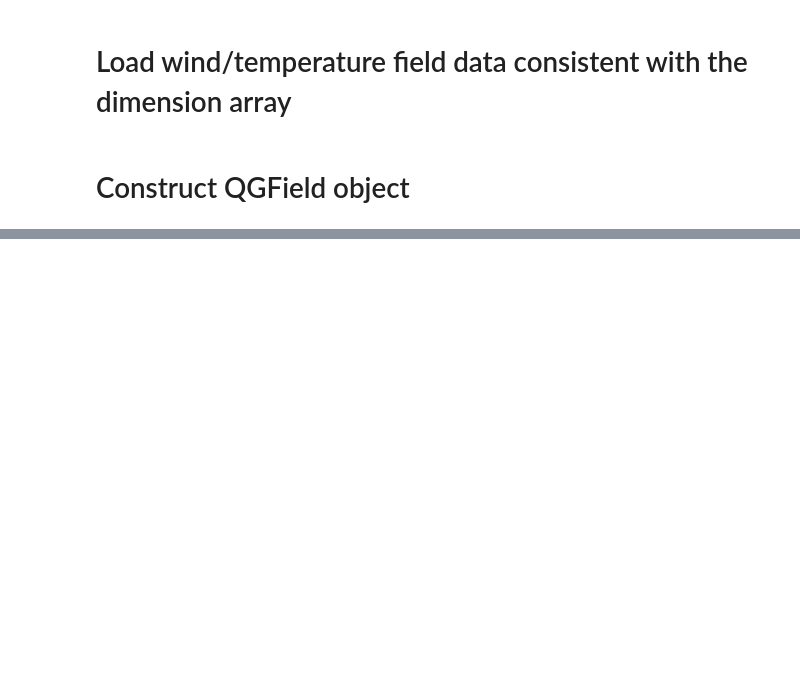
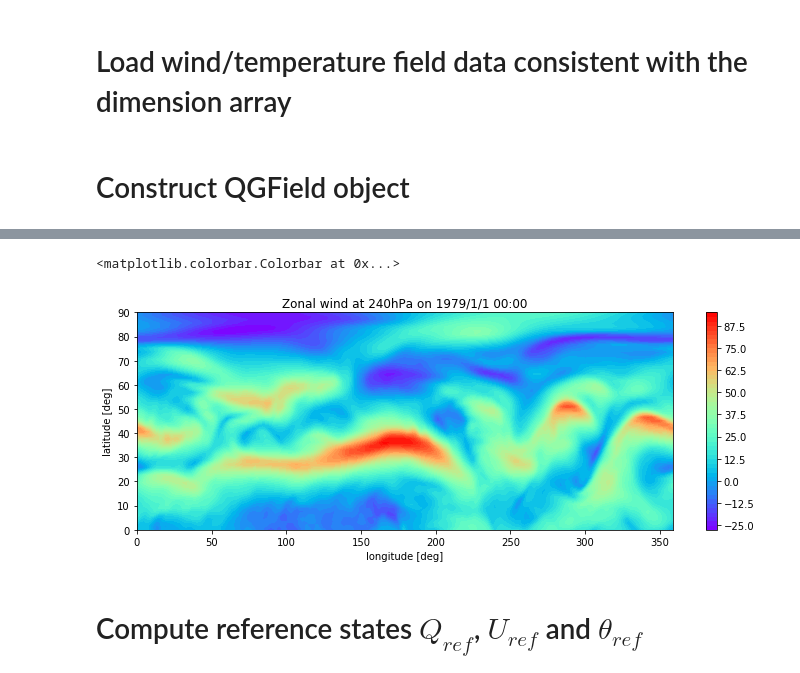
Before and after one commit to csyhuang/hn2016_falwa, a Jupyter notebook: examples/nh2018_science/demo_script_for_nh2018.ipynb, the cells around one changed output, grey strips where cells are left out. Saved outputs shown, nothing was run; the diff lists cells and outputs as text; code cells hidden in the pictures; blank space fills up the shorter version.

```diff
--- a/examples/nh2018_science/demo_script_for_nh2018.ipynb
+++ b/examples/nh2018_science/demo_script_for_nh2018.ipynb
@@ -103,0 +115,12 @@ Please refer to the documentation on `oopinterface.QGField` for the details of i
+# %%
+plt.figure(figsize=(12,4))
+plt.title('Zonal wind at 240hPa on 1979/1/1 00:00')
+plt.contourf(xlon,ylat[(nlat//2):],interpolated_u[10,(nlat//2):,:], 50, cmap='rainbow')
+plt.ylabel('latitude [deg]')
+plt.xlabel('longitude [deg]')
+plt.colorbar()
+# %% [output]
+<matplotlib.colorbar.Colorbar at 0x...>
+[figure, added]
+# %% [markdown]
+# Compute reference states $Q_{ref}$, $U_{ref}$ and $\theta_{ref}$
```
Also changed, not shown: parts of 20 cells of this notebook, 39 other files.
